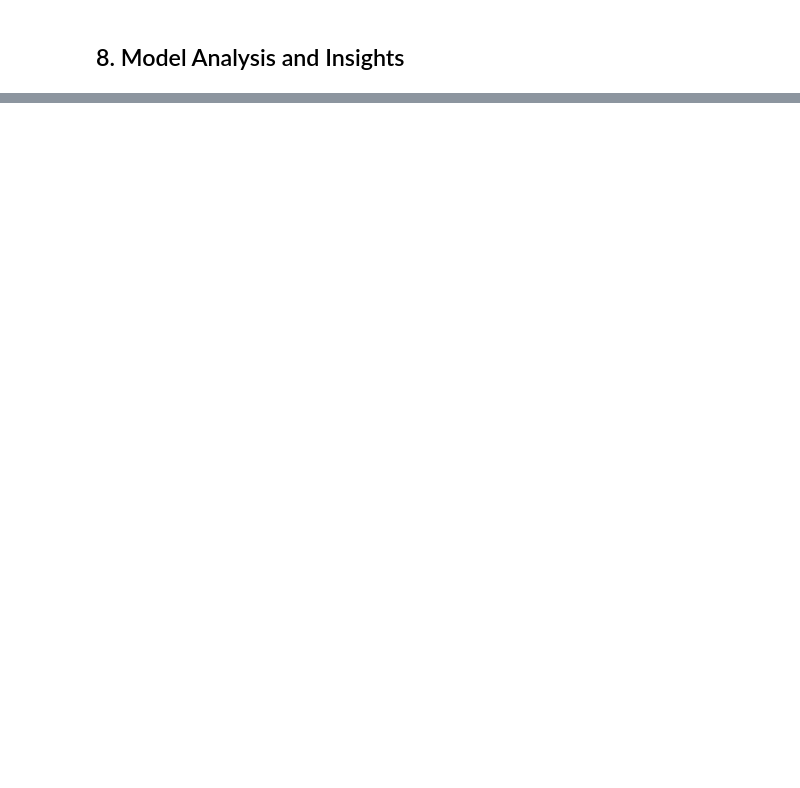
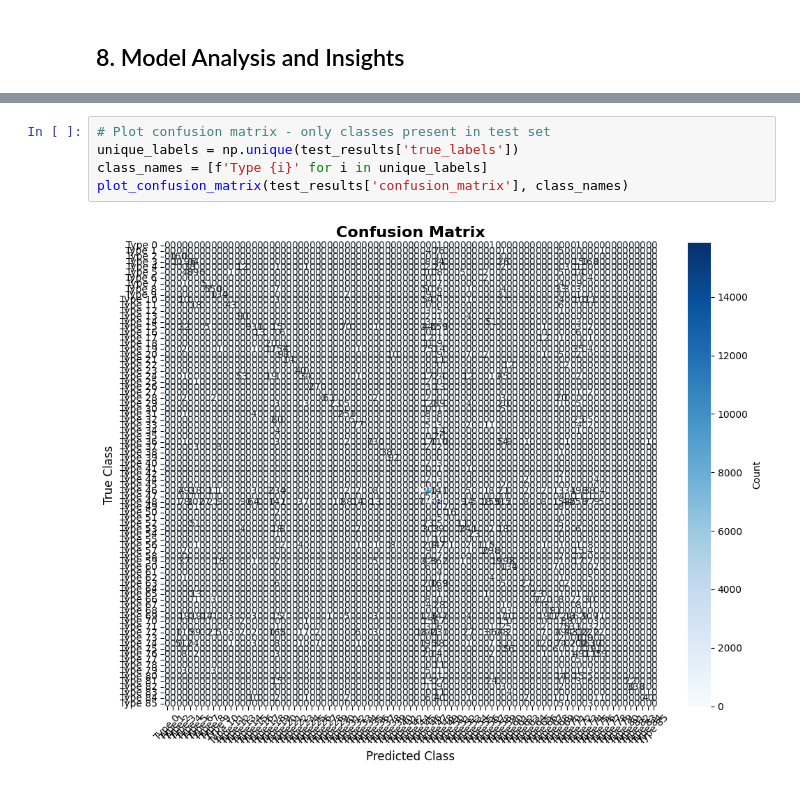
Before and after one commit to Adya-Prasad/AushadhiNet, a Jupyter notebook: GAT_basics.ipynb, the cells around one changed output, grey strips where cells are left out. Saved outputs shown, nothing was run; the diff lists cells and outputs as text; blank space fills up the shorter version.

```diff
--- a/GAT_basics.ipynb
+++ b/GAT_basics.ipynb
@@ -1037,2 +1127,9 @@ print(classification_report(test_results['true_labels'], test_results['predictio
+# %%
+# Plot confusion matrix - only classes present in test set
+unique_labels = np.unique(test_results['true_labels'])
+class_names = [f'Type {i}' for i in unique_labels]
+plot_confusion_matrix(test_results['confusion_matrix'], class_names)
+# %% [output]
+[figure, added]
 # %%
 # Analyze model performance
```
Also changed, not shown: parts of 20 cells of this notebook, 11 other files.
